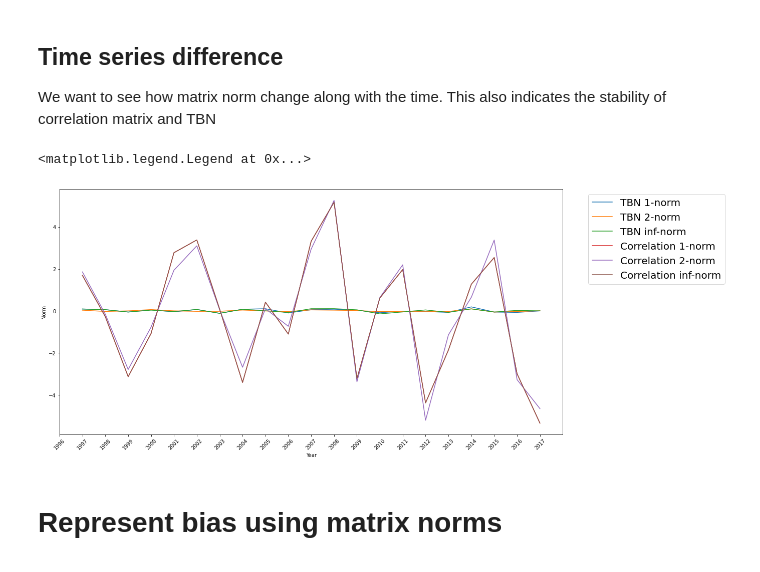
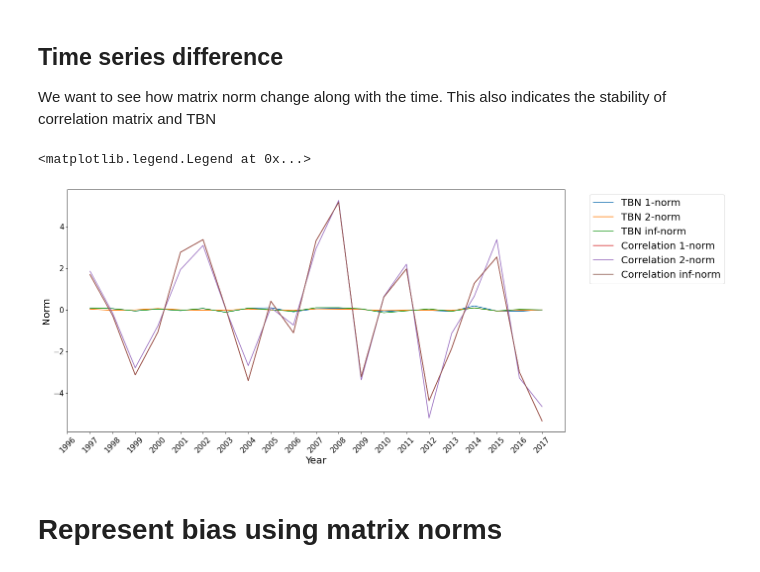
Before and after one commit to ChengLuFred/Portfolio-Selection-via-TBN, a Jupyter notebook: codes/experiment/norm_test.ipynb, the cells around one changed output. Saved outputs shown, nothing was run; the diff lists cells and outputs as text; code cells hidden in the pictures.

```diff
--- a/codes/experiment/norm_test.ipynb
+++ b/codes/experiment/norm_test.ipynb
@@ -62,15 +65,18 @@ We want to see how matrix norm change along with the time. This also indicates t
 # %%
 norm_time_series_diff_df = norm_time_series_df.diff(periods=1)
 plot = norm_time_series_diff_df.plot(title = None,
                                     xlabel = 'Year',
                                     ylabel = 'Norm',
                                     figsize = (18, 9),
+                                    fontsize = 15,
                                     xticks = range(1996, 2018),
                                     rot = 45)
+plot.axes.xaxis.label.set_size(20)
+plot.axes.yaxis.label.set_size(20)
 plot.legend(bbox_to_anchor=(1.04,1), loc="upper left", prop={'size': 20})
 # %% [output]
 <matplotlib.legend.Legend at 0x...>
-[figure, old version]
+[figure, new version]
 # %%
 output_path = '/Users/cheng/Dropbox/Apps/Overleaf/Portfolio Selection via Text Based Network/picture/'
 file_name = 'Matrix norm time series difference on TBN and correlation matrix'
```
Also changed, not shown: parts of 1 cell of this notebook, 19 other files.
